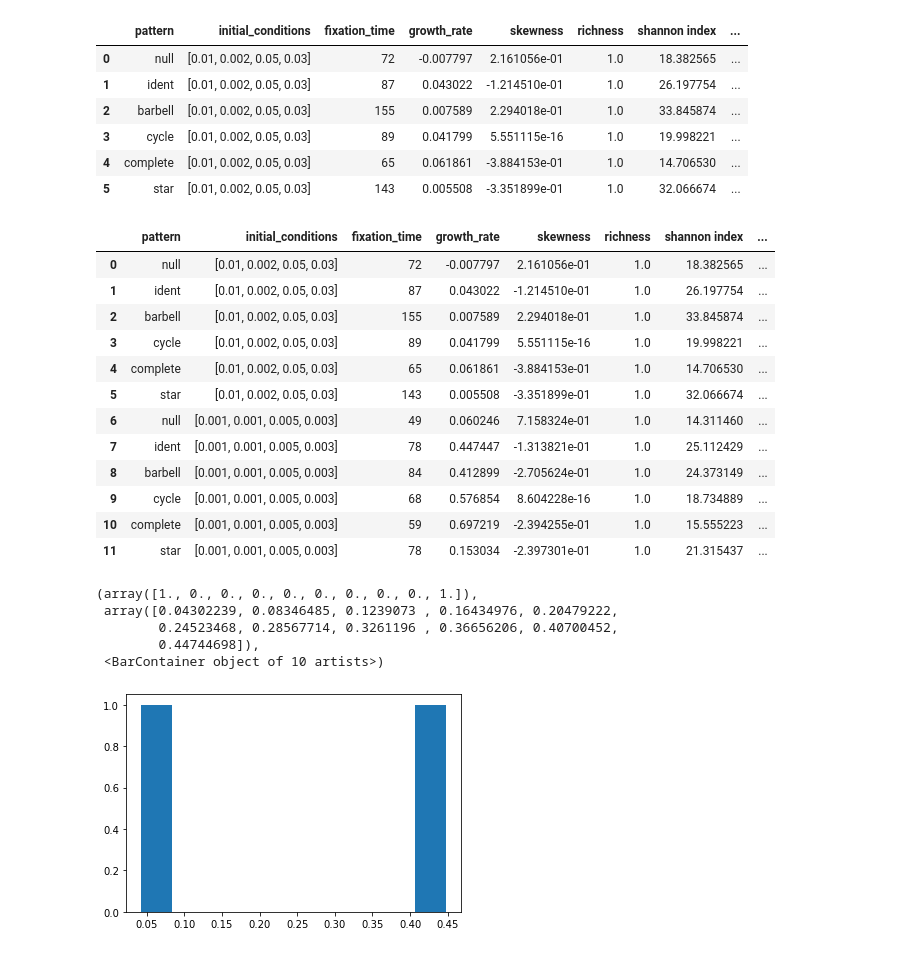
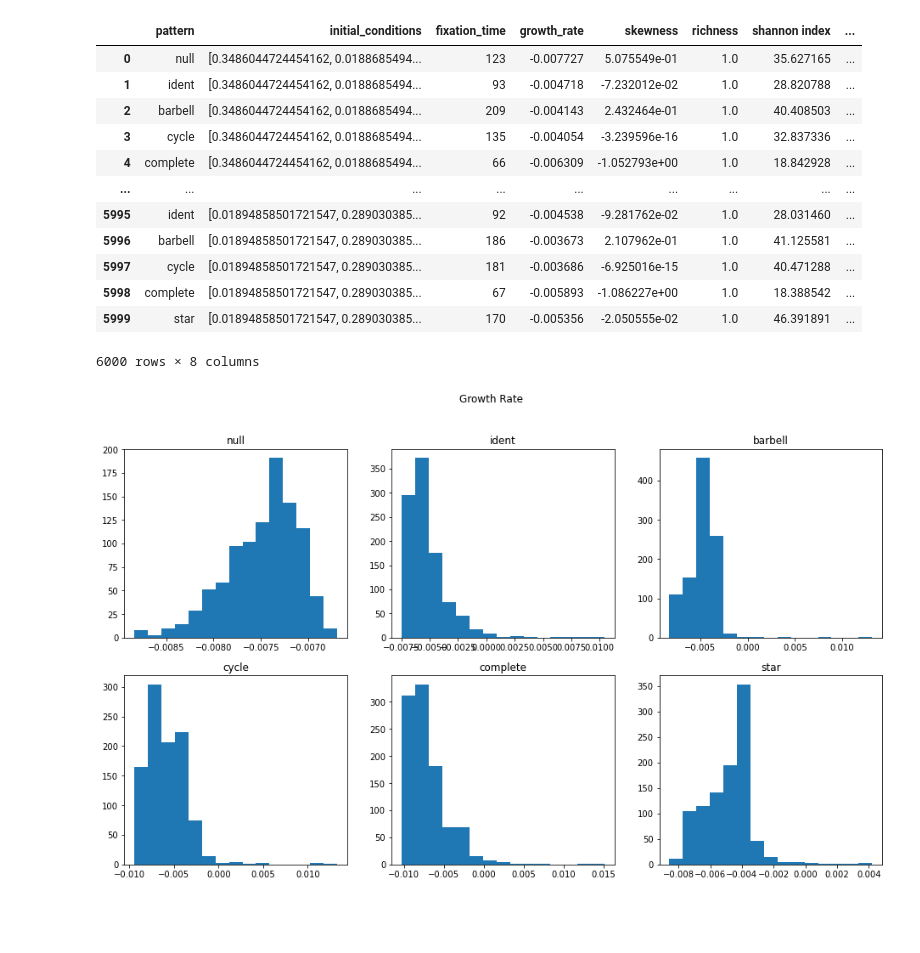
Before and after one commit to DJSiddharthVader/Simulations-02712-Project, a Jupyter notebook: src/patterns_analysis.ipynb, the cells around one changed output. Saved outputs shown, nothing was run; the diff lists cells and outputs as text; code cells hidden in the pictures; blank space fills up the shorter version.

Commit message:
Cleaned up and added plots for various statistics

```diff
--- a/src/patterns_analysis.ipynb
+++ b/src/patterns_analysis.ipynb
@@ -64,38 +64,45 @@ def analysis(init, patterns, end_time):
     return pd.DataFrame(rows)
 # %%
 patterns = ['null', 'ident', 'barbell', 'cycle', 'complete', 'star']
-# %%
-analysis([0.01, 0.002, 0.05, 0.03], patterns, 50)
-# %% [output]
-|  | pattern | initial_conditions | fixation_time | growth_rate | skewness | richness | shannon index | ... |
-| 0 | null | [0.01, 0.002, 0.05, 0.03] | 72 | -0.007797 | 2.161056e-01 | 1.0 | 18.382565 | ... |
-| 1 | ident | [0.01, 0.002, 0.05, 0.03] | 87 | 0.043022 | -1.214510e-01 | 1.0 | 26.197754 | ... |
-| 2 | barbell | [0.01, 0.002, 0.05, 0.03] | 155 | 0.007589 | 2.294018e-01 | 1.0 | 33.845874 | ... |
-| 3 | cycle | [0.01, 0.002, 0.05, 0.03] | 89 | 0.041799 | 5.551115e-16 | 1.0 | 19.998221 | ... |
-| 4 | complete | [0.01, 0.002, 0.05, 0.03] | 65 | 0.061861 | -3.884153e-01 | 1.0 | 14.706530 | ... |
-| 5 | star | [0.01, 0.002, 0.05, 0.03] | 143 | 0.005508 | -3.351899e-01 | 1.0 | 32.066674 | ... |
+# %%
+# Create random inits
+def make_random_init(num_strains):
+    max_val = 0.5
+    min_val = 0
+
+    init = []
+    for i in range(num_strains):
+        init.append(np.random.uniform(min_val, max_val))
+
+    return init
+# %%
+# Generate 1000 random inits
+inits = []
+for i in range(1000):
+    inits.append(make_random_init(4))
 # %%
-inits = [[0.01, 0.002, 0.05, 0.03], [0.001, 0.001, 0.005, 0.003]]
+# Create dataframe containing statistics for all inits
+big_df = pd.DataFrame()
 
-big_df = pd.DataFrame()
 for init in inits:
     res = analysis(init, patterns, 50)
     big_df = big_df.append(res)
+
 big_df.reset_index(drop=True)
 # %% [output]
 |  | pattern | initial_conditions | fixation_time | growth_rate | skewness | richness | shannon index | ... |
-| 0 | null | [0.01, 0.002, 0.05, 0.03] | 72 | -0.007797 | 2.161056e-01 | 1.0 | 18.382565 | ... |
-| 1 | ident | [0.01, 0.002, 0.05, 0.03] | 87 | 0.043022 | -1.214510e-01 | 1.0 | 26.197754 | ... |
-| 2 | barbell | [0.01, 0.002, 0.05, 0.03] | 155 | 0.007589 | 2.294018e-01 | 1.0 | 33.845874 | ... |
-| 3 | cycle | [0.01, 0.002, 0.05, 0.03] | 89 | 0.041799 | 5.551115e-16 | 1.0 | 19.998221 | ... |
-| 4 | complete | [0.01, 0.002, 0.05, 0.03] | 65 | 0.061861 | -3.884153e-01 | 1.0 | 14.706530 | ... |
-| 5 | star | [0.01, 0.002, 0.05, 0.03] | 143 | 0.005508 | -3.351899e-01 | 1.0 | 32.066674 | ... |
-| 6 | null | [0.001, 0.001, 0.005, 0.003] | 49 | 0.060246 | 7.158324e-01 | 1.0 | 14.311460 | ... |
-| 7 | ident | [0.001, 0.001, 0.005, 0.003] | 78 | 0.447447 | -1.313821e-01 | 1.0 | 25.112429 | ... |
-| 8 | barbell | [0.001, 0.001, 0.005, 0.003] | 84 | 0.412899 | -2.705624e-01 | 1.0 | 24.373149 | ... |
-| 9 | cycle | [0.001, 0.001, 0.005, 0.003] | 68 | 0.576854 | 8.604228e-16 | 1.0 | 18.734889 | ... |
-| 10 | complete | [0.001, 0.001, 0.005, 0.003] | 59 | 0.697219 | -2.394255e-01 | 1.0 | 15.555223 | ... |
-| 11 | star | [0.001, 0.001, 0.005, 0.003] | 78 | 0.153034 | -2.397301e-01 | 1.0 | 21.315437 | ... |
+| 0 | null | [0.3486044724454162, 0.0188685494... | 123 | -0.007727 | 5.075549e-01 | 1.0 | 35.627165 | ... |
+| 1 | ident | [0.3486044724454162, 0.0188685494... | 93 | -0.004718 | -7.232012e-02 | 1.0 | 28.820788 | ... |
+| 2 | barbell | [0.3486044724454162, 0.0188685494... | 209 | -0.004143 | 2.432464e-01 | 1.0 | 40.408503 | ... |
+| 3 | cycle | [0.3486044724454162, 0.0188685494... | 135 | -0.004054 | -3.239596e-16 | 1.0 | 32.837336 | ... |
+| 4 | complete | [0.3486044724454162, 0.0188685494... | 66 | -0.006309 | -1.052793e+00 | 1.0 | 18.842928 | ... |
+| ... | ... | ... | ... | ... | ... | ... | ... | ... |
+| 5995 | ident | [0.01894858501721547, 0.289030385... | 92 | -0.004538 | -9.281762e-02 | 1.0 | 28.031460 | ... |
+| 5996 | barbell | [0.01894858501721547, 0.289030385... | 186 | -0.003673 | 2.107962e-01 | 1.0 | 41.125581 | ... |
+| 5997 | cycle | [0.01894858501721547, 0.289030385... | 181 | -0.003686 | -6.925016e-15 | 1.0 | 40.471288 | ... |
+| 5998 | complete | [0.01894858501721547, 0.289030385... | 67 | -0.005893 | -1.086227e+00 | 1.0 | 18.388542 | ... |
+| 5999 | star | [0.01894858501721547, 0.289030385... | 170 | -0.005356 | -2.050555e-02 | 1.0 | 46.391891 | ... |
+6000 rows × 8 columns
 # %%
 # Create pattern dataframes
 null_df = big_df.loc[big_df['pattern'] == 'null']
@@ -107,13 +114,20 @@ star_df = big_df.loc[big_df['pattern'] == 'star']
 # %%
 # growth rate plots
 # x axis = metric range, y axis = frequency
 
-gr_vals = ident_df['growth_rate'].values
-plt.hist(gr_vals)
+all_pattern_dfs = [null_df, ident_df, barbell_df, cycle_df, complete_df, star_df]
+
+plt.figure(figsize=(16, 9))
+
+i=1
+for pattern_df in all_pattern_dfs:
+    gr_vals = pattern_df['growth_rate'].values
+    plt.subplot(2, 3, i)
+    plt.title(pattern_df['pattern'].values[0])
+    plt.hist(gr_vals, bins=15)
+    i += 1
+
+plt.suptitle('Growth Rate')
+plt.show()
 # %% [output]
-(array([1., 0., 0., 0., 0., 0., 0., 0., 0., 1.]),
- array([0.04302239, 0.08346485, 0.1239073 , 0.16434976, 0.20479222,
-        0.24523468, 0.28567714, 0.3261196 , 0.36656206, 0.40700452,
-        0.44744698]),
- <BarContainer object of 10 artists>)
-[figure, old version]
+[figure, new version]
```
Also changed, not shown: parts of 2 cells of this notebook.
